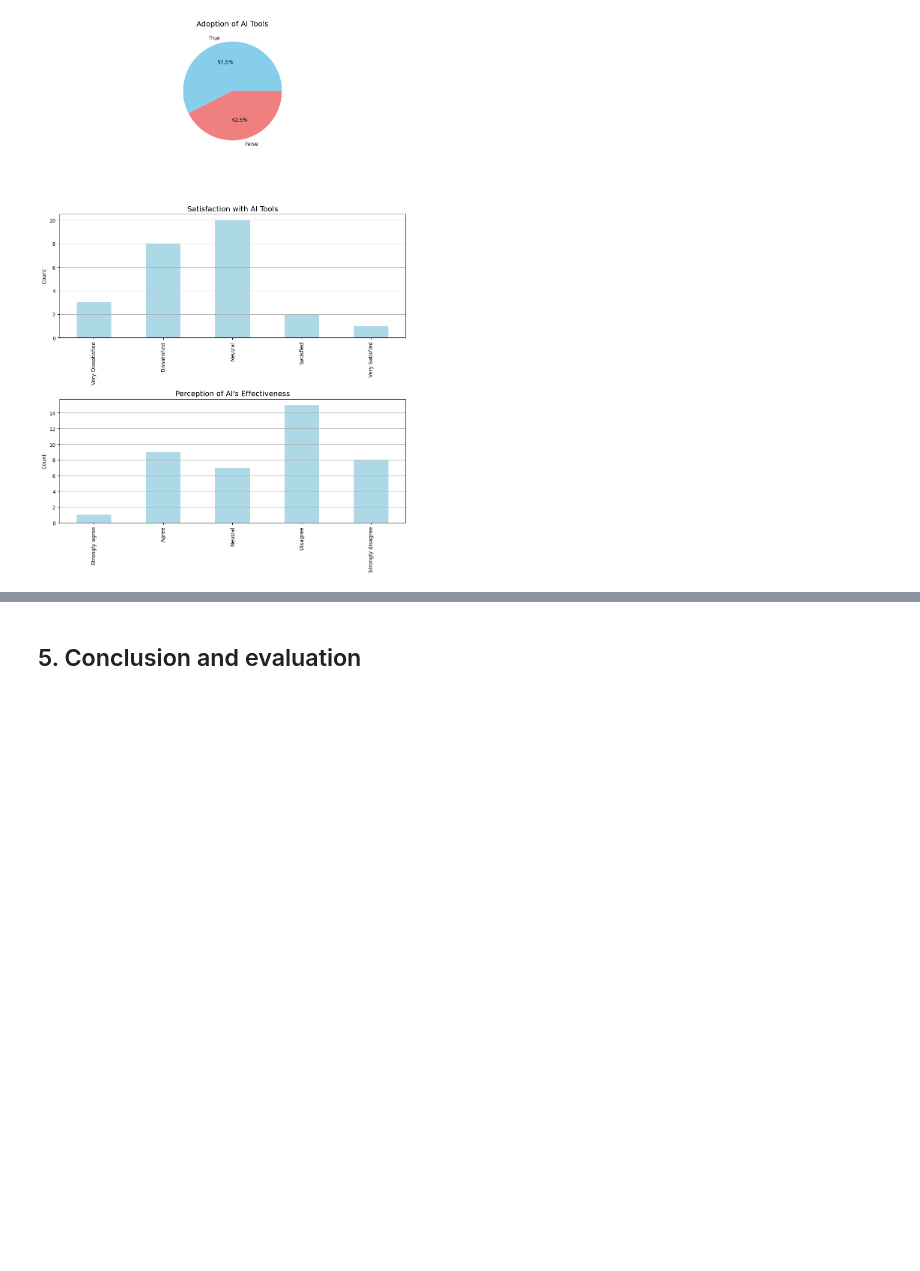
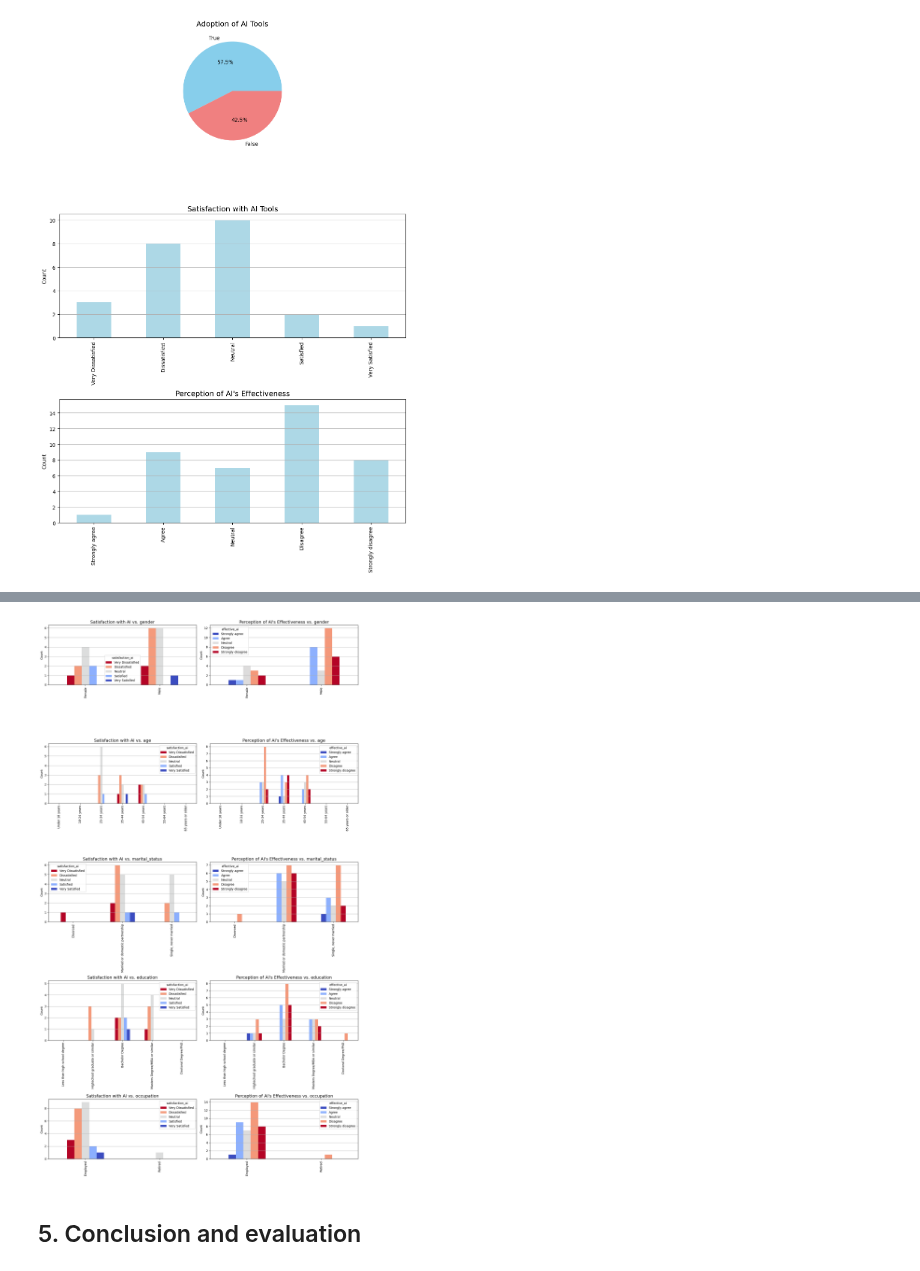
Before and after one commit to JohnnyFoulds/dsm050-2023-apr, a Jupyter notebook: notebooks/04_draft/04-02_pre_processing.ipynb, the cells around one changed output, grey strips where cells are left out. Saved outputs shown, nothing was run; the diff lists cells and outputs as text; code cells hidden in the pictures; blank space fills up the shorter version.

```diff
--- a/notebooks/04_draft/04-02_pre_processing.ipynb
+++ b/notebooks/04_draft/04-02_pre_processing.ipynb
@@ -837,3 +885,32 @@ plt.show()
+# %%
+# list of demographic columns for reference
+demographic_columns = ['gender', 'age', 'marital_status', 'education', 'occupation']
+
+# plotting the bar charts for "Perception of AI-driven Tools"
+fig, axes = plt.subplots(nrows=len(demographic_columns), ncols=2, figsize=(15, 26))
+
+# select the color map
+cmap = plt.get_cmap('coolwarm')
+
+for i, col in enumerate(demographic_columns):
+    # Satisfaction with AI vs. Demographics
+    df_survey.groupby(col)['satisfaction_ai'].value_counts().unstack().plot(kind='bar', ax=axes[i, 0], colormap=cmap.reversed())
+    axes[i, 0].set_title(f'Satisfaction with AI vs. {col}', fontsize=14)
+    axes[i, 0].set_ylabel('Count')
+    axes[i, 0].set_xlabel(None)
+    axes[i, 0].grid(axis='y')
+
+    # Perception of AI's Effectiveness vs. Demographics
+    df_survey.groupby(col)['effective_ai'].value_counts().unstack().plot(kind='bar', ax=axes[i, 1], colormap=cmap)
+    axes[i, 1].set_title(f"Perception of AI's Effectiveness vs. {col}", fontsize=14)
+    axes[i, 1].set_ylabel('Count')
+    axes[i, 1].set_xlabel(None)
+    axes[i, 1].grid(axis='y')
+
+plt.tight_layout()
+plt.show()
+# %% [output]
+[figure, added]
 # %% [markdown]
 ## 5. Conclusion and evaluation
 # %% [markdown]
```
Also changed, not shown: parts of 4 cells of this notebook.
